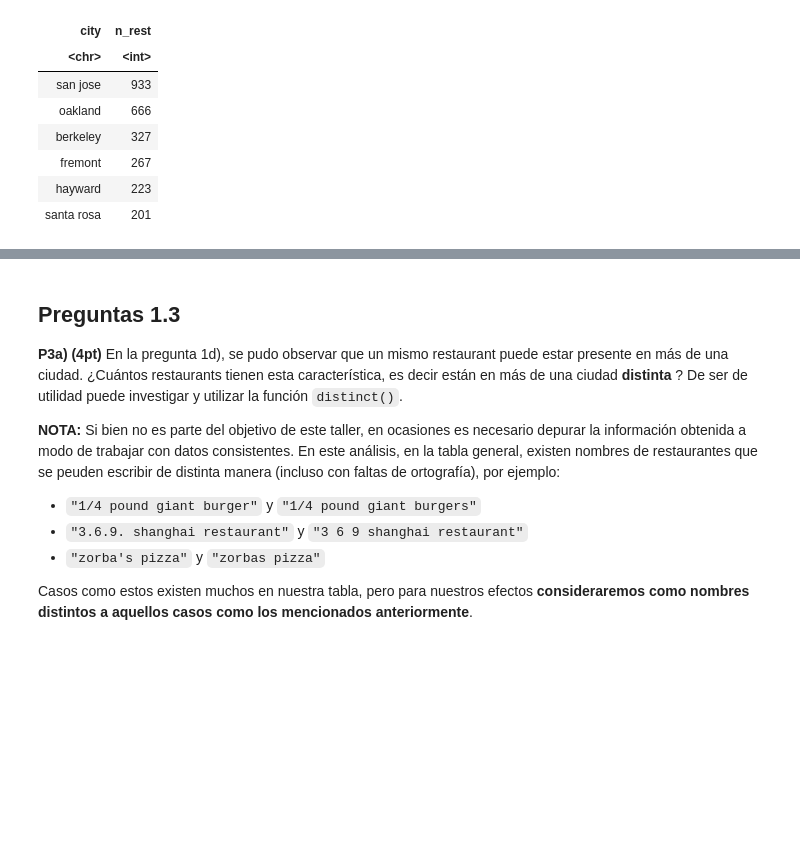
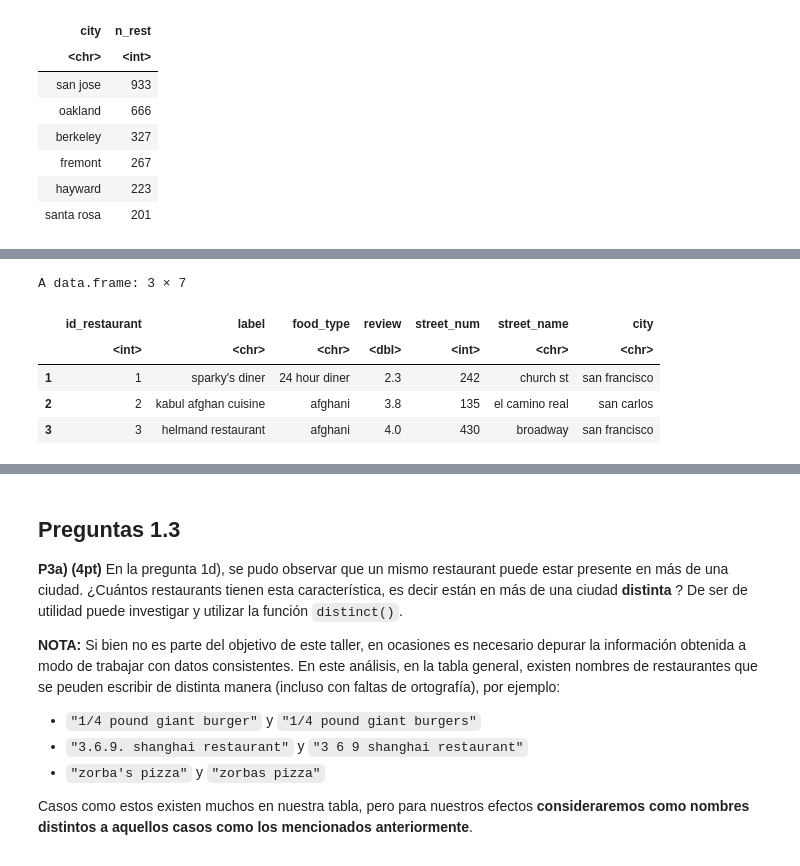
Before and after one commit to HaroldConley/diplomado_BD, a Jupyter notebook: Evaluaciones/C2/Control2.ipynb, the cells around one changed output, grey strips where cells are left out. Saved outputs shown, nothing was run; the diff lists cells and outputs as text; code cells hidden in the pictures; blank space fills up the shorter version.

```diff
--- a/Evaluaciones/C2/Control2.ipynb
+++ b/Evaluaciones/C2/Control2.ipynb
@@ -206 +217,11 @@ A tibble: 6 × 2
+# %%
+genloc %>%
+  head(3)
+# %% [output]
+A data.frame: 3 × 7
+|  | id_restaurant | label | food_type | review | street_num | street_name | city |
+|  | <int> | <chr> | <chr> | <dbl> | <int> | <chr> | <chr> |
+| 1 | 1 | sparky's diner | 24 hour diner | 2.3 | 242 | church st | san francisco |
+| 2 | 2 | kabul afghan cuisine | afghani | 3.8 | 135 | el camino real | san carlos |
+| 3 | 3 | helmand restaurant | afghani | 4.0 | 430 | broadway | san francisco |
 # %%
```
Also changed, not shown: parts of 2 cells of this notebook.
